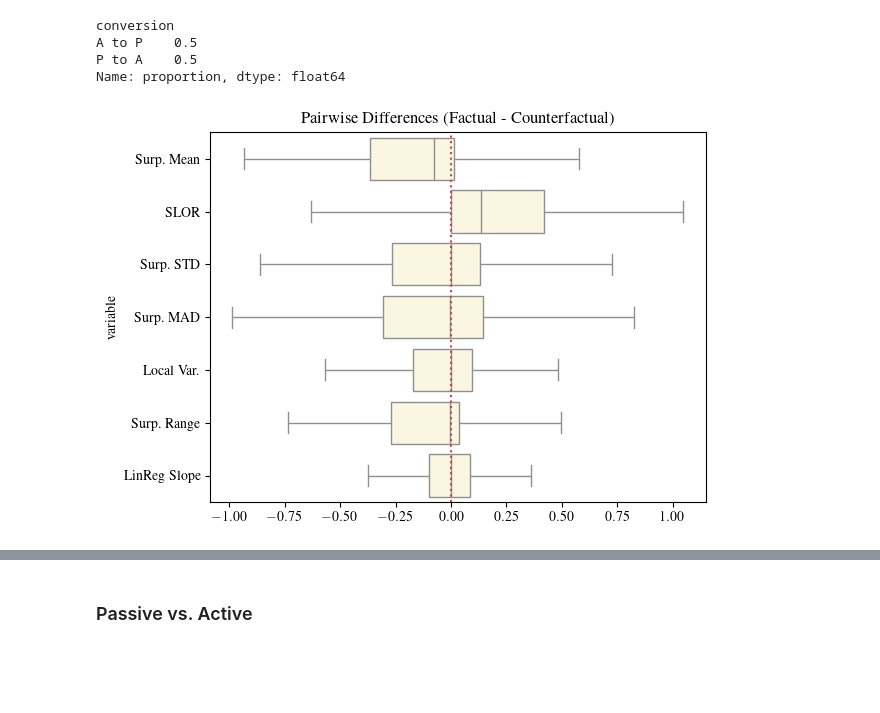
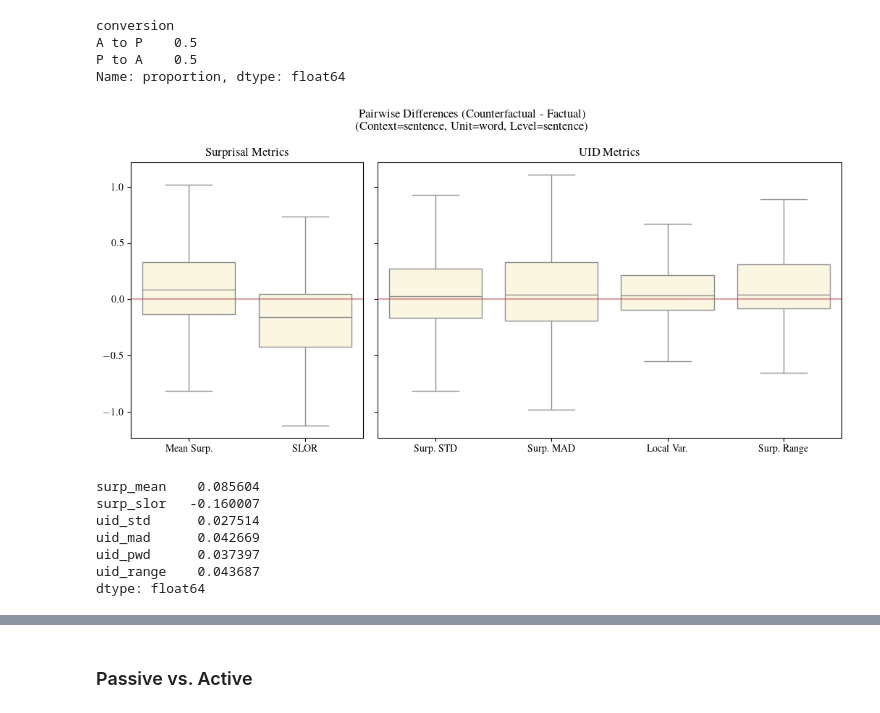
Before and after one commit to NolanChai/active-passive-alternations, a Jupyter notebook: notebooks/UID_analysis.ipynb, the cells around one changed output, grey strips where cells are left out. Cells and saved outputs as stored; diff of their text form; code cells hidden in the pictures; blank space fills up the shorter version.

```diff
--- a/notebooks/UID_analysis.ipynb
+++ b/notebooks/UID_analysis.ipynb
@@ -116,7 +125,7 @@ data_path = "../outputs/cf_word_sentence_uid.csv"
 uid_df = pd.read_csv(data_path).iloc[:, 1:]
 # %%
 _, uid_unit, uid_level, _ = Path(data_path).stem.split("_")
-context_lvl = 'document'
+context_lvl = 'sentence'
 plot_suffix = f"_{uid_unit}_{uid_level}_{context_lvl}"
 # %%
 uid_df[['factual', 'doc_name', 'conv_idx', 'conversion']] = uid_df['doc_id'].str.split("::", expand=True)
@@ -178,12 +242,13 @@ agg_map.update({
     'conversion': lambda s: 'A to P' if 'A to P' in s.unique() else 'P to A'
 })
 pw_diffs = (cf_comparison
-            .sort_values(by='factual') # Always Factual - Counterfactual
+            .sort_values(by='factual', ascending=False) # Always Counterfactual - Factual, shows shift
             .groupby(['doc_name','sent_idx'])
             [metrics + ['conversion']]
             .aggregate(
                 agg_map
                 )
             .reset_index())
+pw_diffs = pw_diffs[pw_diffs['surp_mean'] != 0]
 pw_diffs
 # %% [output]
@@ -219,21 +288,62 @@ A to P    0.5
 P to A    0.5
 Name: proportion, dtype: float64
 # %%
-sns.boxplot((pw_diffs[['doc_name', 'sent_idx', 'conversion'] + metrics]
+fig, axs = plt.subplots(1, 2, figsize=(10.5, 5), sharey=True, width_ratios=[1, 2])
+# surp metrics
+sns.boxplot((pw_diffs[['doc_name', 'sent_idx', 'conversion'] + surprisal_metrics]
              .melt(id_vars=['doc_name', 'sent_idx', 'conversion'])),
-            x='value', y='variable',
+            y='value', x='variable',
             color=conversion_cmap['Both'],
             showfliers=False,
             # inner=None
+            ax=axs[0]
             )
-plt.axvline(x=0, color='#BF4646', linestyle='dotted', zorder=5)
-plt.title("Pairwise Differences (Factual - Counterfactual)")
-plt.xlabel('')
-plt.yticks(ticks=metrics, labels=metrics_formatted)
-plt.savefig("../plots/pw_diffs_fact-counterfact" + plot_suffix,
+axs[0].axhline(y=0, color='#BF4646',
+            # linestyle='dotted',
+            alpha=0.5,
+            zorder=5)
+axs[0].set_title("Surprisal Metrics")
+axs[0].set_ylabel('')
+axs[0].set_xlabel('')
+# axs[0].legend(title="Conversion Type")
+axs[0].set_xticks(ticks=surprisal_metrics, labels=surprisal_metrics_formatted)
+
+# uid metrics
+sns.boxplot((pw_diffs[['doc_name', 'sent_idx', 'conversion'] + uid_metrics]
+             .melt(id_vars=['doc_name', 'sent_idx', 'conversion'])),
+            y='value', x='variable',
+            color=conversion_cmap['Both'],
+            showfliers=False,
+            # inner=None
+            ax=axs[1]
+            )
+axs[1].axhline(y=0, color='#BF4646',
+            # linestyle='dotted',
+            alpha=0.5,
+            zorder=5)
+axs[1].set_title("UID Metrics")
+axs[1].set_ylabel('')
+axs[1].set_xlabel('')
+# axs[1].get_legend().remove()
+axs[1].set_xticks(ticks=uid_metrics, labels=uid_metrics_formatted)
+# ax.grid(axis='x')
+# full plot
+plt.suptitle(f"Pairwise Differences (Counterfactual - Factual)\n(Context={context_lvl}, Unit={uid_unit}, Level={uid_level})")
+plt.tight_layout()
+plt.savefig("../plots/pw_diffs" + plot_suffix,
             dpi=100, bbox_inches='tight')
 # %% [output]
-[figure, old version]
+[figure, new version]
+# %%
+pw_diffs[metrics].median()
+# %% [output]
+surp_mean    0.085604
+surp_slor   -0.160007
+uid_std      0.027514
+uid_mad      0.042669
+uid_pwd      0.037397
+uid_range    0.043687
+dtype: float64
 # %%
 def perm_test(data,
               label_column,
```
Also changed, not shown: parts of 35 cells of this notebook.
